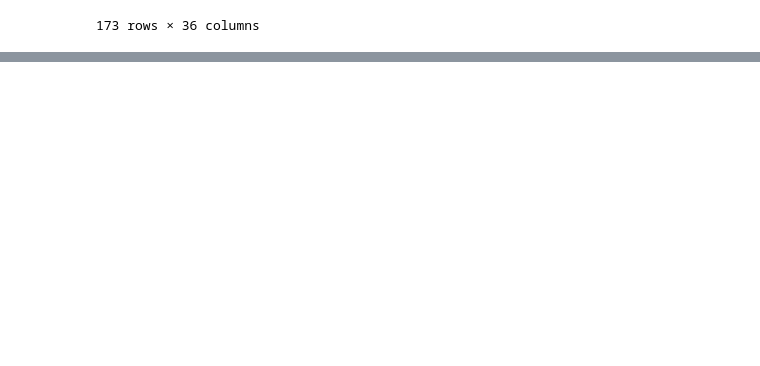
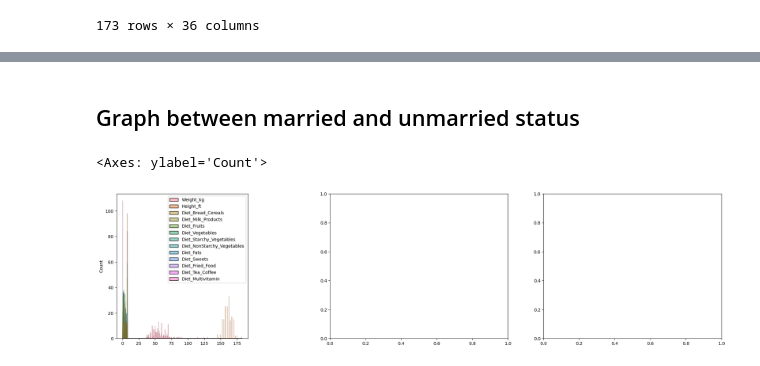
Before and after one commit to 0011Ashwin/Final_Demon, a Jupyter notebook: PCOS/notebook/EDA_PCOS.ipynb, the cells around one changed output, grey strips where cells are left out. Cells and saved outputs as stored; diff of their text form; code cells hidden in the pictures; blank space fills up the shorter version.

```diff
--- a/PCOS/notebook/EDA_PCOS.ipynb
+++ b/PCOS/notebook/EDA_PCOS.ipynb
@@ -21,0 +113,9 @@ df
+# %% [markdown]
+## Graph between married and unmarried status
+# %%
+plt.subplots(1,3,figsize=(25,6))
+plt.subplot(141)
+sns.histplot(data = df )
+# %% [output]
+<Axes: ylabel='Count'>
+[figure, added]
```
Also changed, not shown: parts of 11 cells of this notebook.
